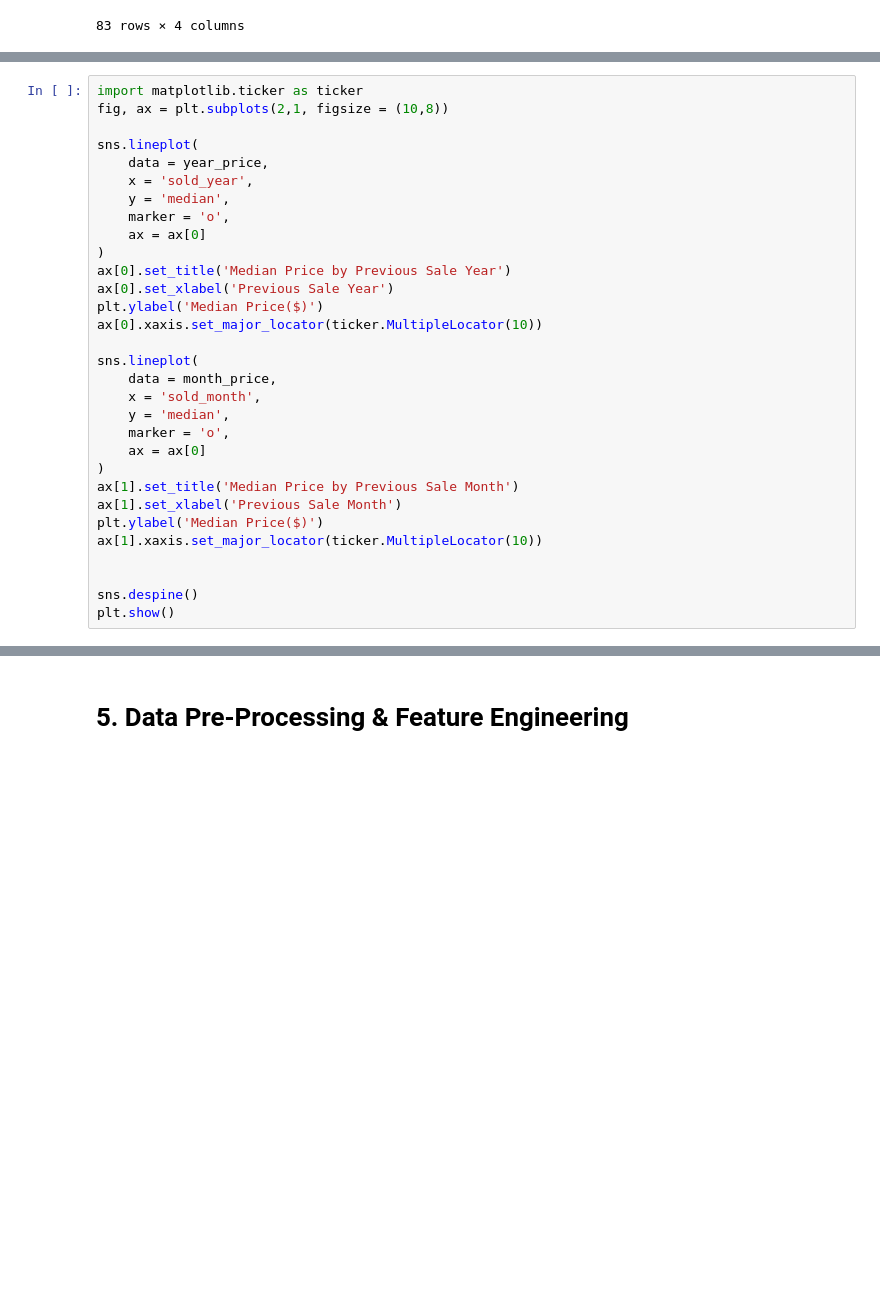
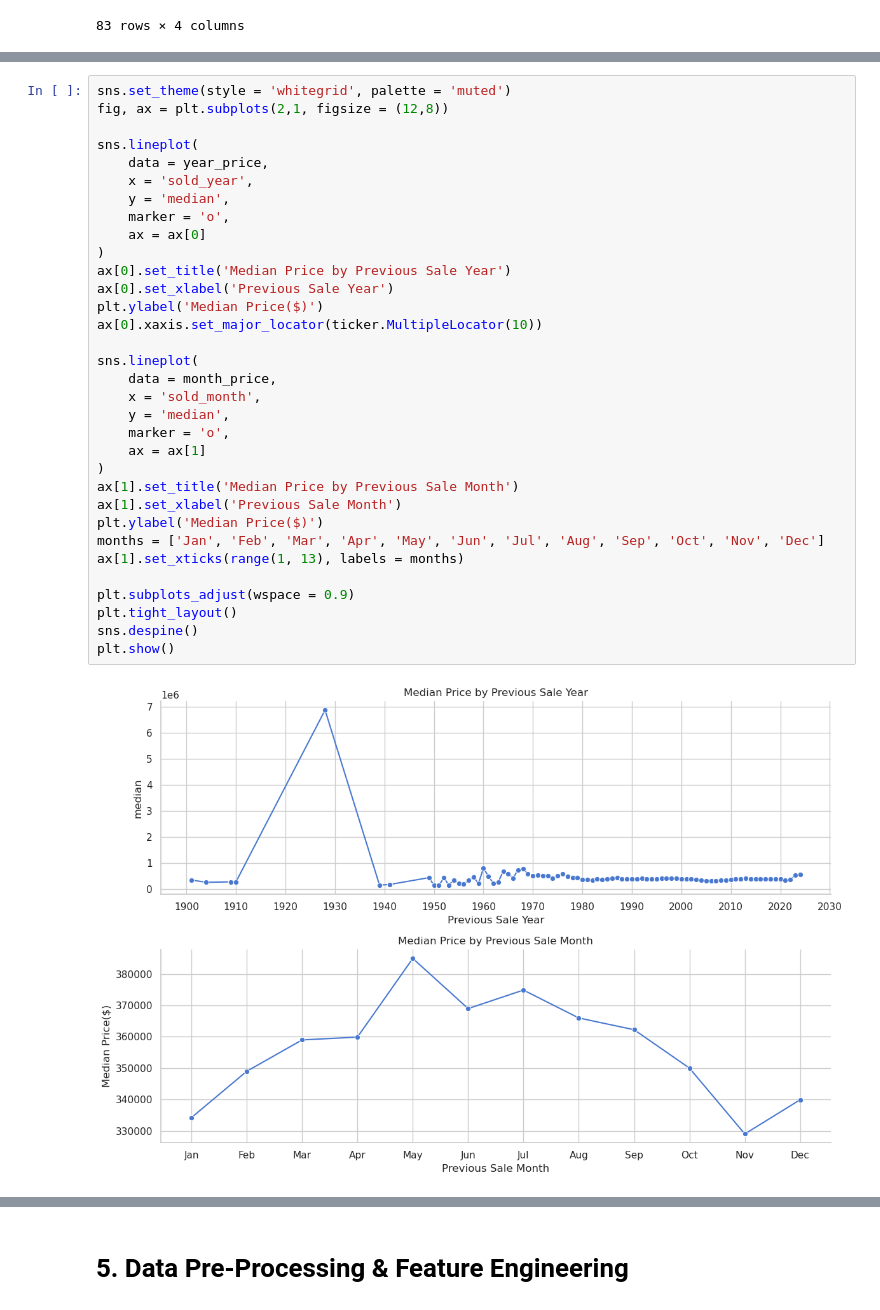
Before and after one commit to Kartika-Nidhi/DS_Projects, a Jupyter notebook: USARealEstatePricePrediction.ipynb, the cells around one changed output, grey strips where cells are left out. Saved outputs shown, nothing was run; the diff lists cells and outputs as text; blank space fills up the shorter version.

Commit message:
Datetime bivariate plots fixed

```diff
--- a/USARealEstatePricePrediction.ipynb
+++ b/USARealEstatePricePrediction.ipynb
@@ -1036,31 +847,35 @@ month_price
 # %%
-import matplotlib.ticker as ticker
-fig, ax = plt.subplots(2,1, figsize = (10,8))
+sns.set_theme(style = 'whitegrid', palette = 'muted')
+fig, ax = plt.subplots(2,1, figsize = (12,8))
 
 sns.lineplot(
     data = year_price,
     x = 'sold_year',
     y = 'median',
     marker = 'o',
     ax = ax[0]
 )
 ax[0].set_title('Median Price by Previous Sale Year')
 ax[0].set_xlabel('Previous Sale Year')
 plt.ylabel('Median Price($)')
 ax[0].xaxis.set_major_locator(ticker.MultipleLocator(10))
 
 sns.lineplot(
     data = month_price,
     x = 'sold_month',
     y = 'median',
     marker = 'o',
-    ax = ax[0]
+    ax = ax[1]
 )
 ax[1].set_title('Median Price by Previous Sale Month')
 ax[1].set_xlabel('Previous Sale Month')
 plt.ylabel('Median Price($)')
-ax[1].xaxis.set_major_locator(ticker.MultipleLocator(10))
+months = ['Jan', 'Feb', 'Mar', 'Apr', 'May', 'Jun', 'Jul', 'Aug', 'Sep', 'Oct', 'Nov', 'Dec']
+ax[1].set_xticks(range(1, 13), labels = months)
 
-
+plt.subplots_adjust(wspace = 0.9)
+plt.tight_layout()
 sns.despine()
 plt.show()
+# %% [output]
+[figure, added]
```
Also changed, not shown: parts of 50 cells of this notebook.
